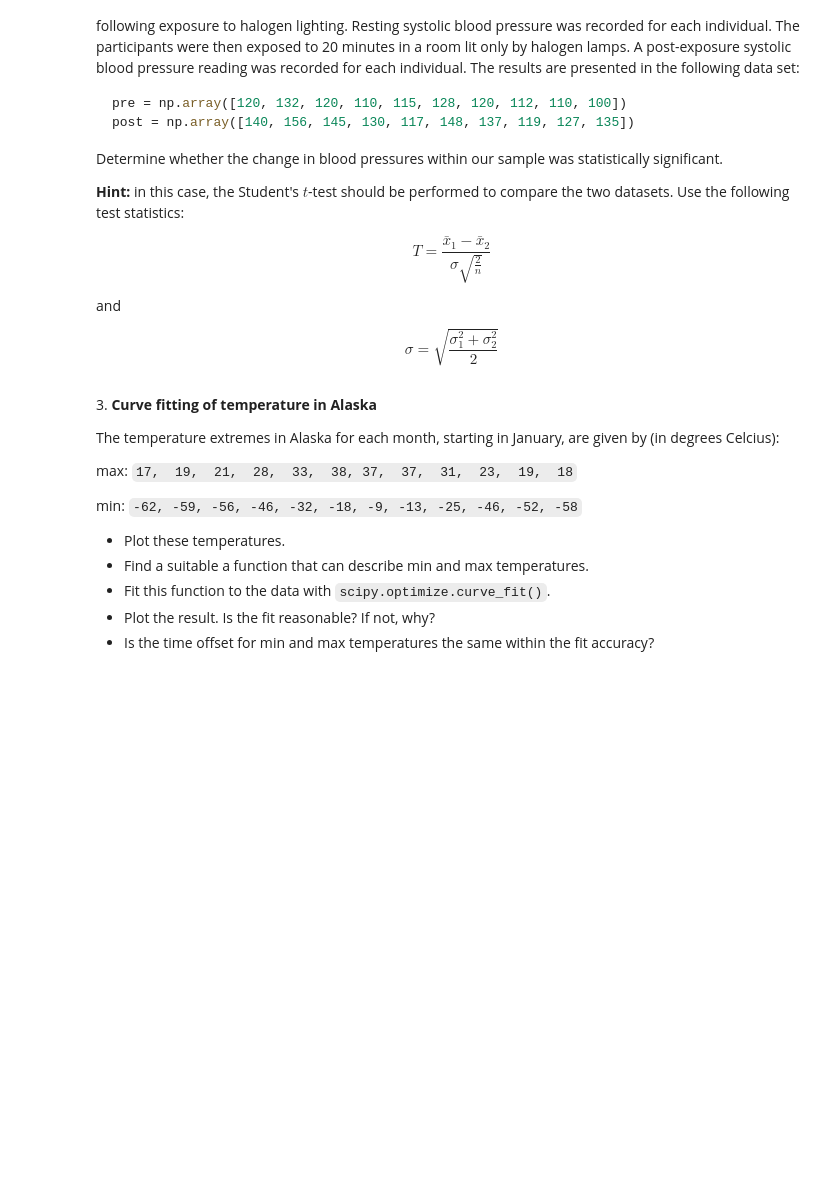
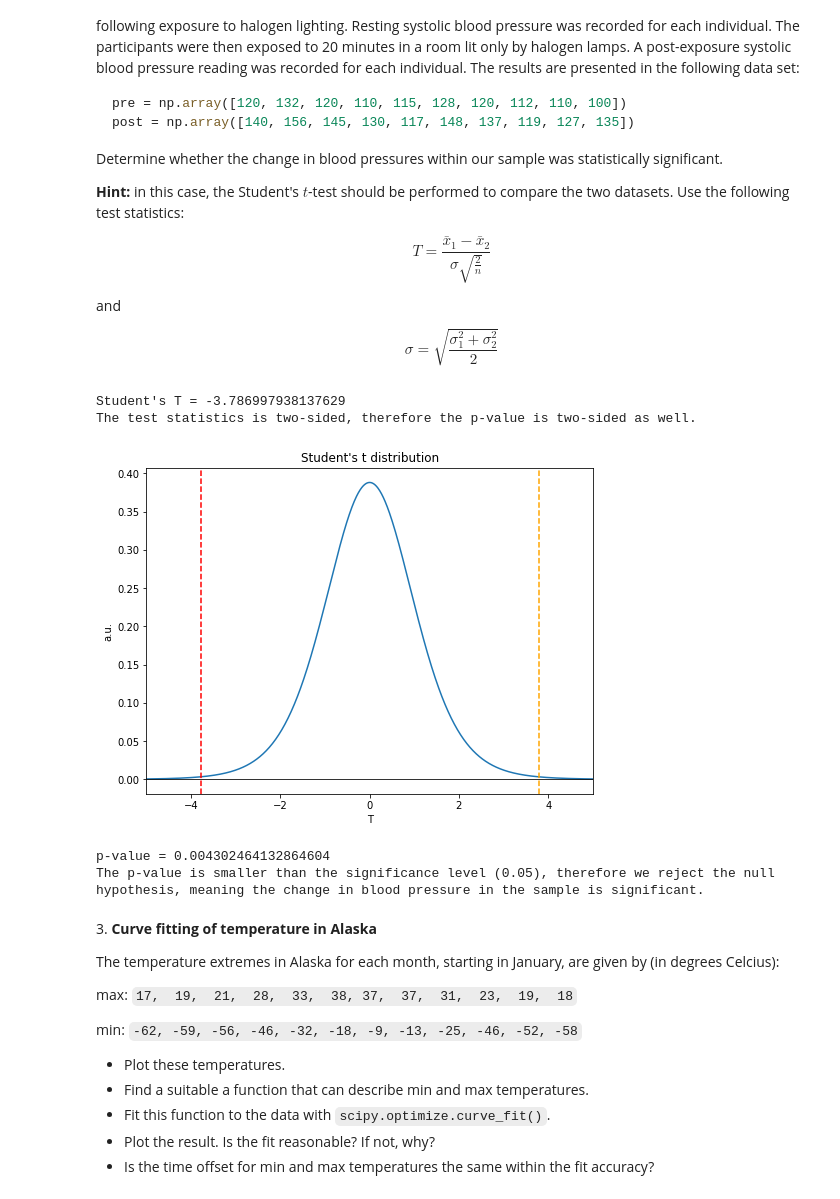
Before and after one commit to maresoo/ScientificComputingWithPython2022, a Jupyter notebook: 10ex_tests.ipynb, the cells around one changed output. Drawn from its saved outputs; the diff is of its cells as text; code cells hidden in the pictures; blank space fills up the shorter version.

```diff
--- a/10ex_tests.ipynb
+++ b/10ex_tests.ipynb
@@ -27,6 +73,44 @@ $$T = \frac{\bar{x}_1 - \bar{x}_2}{\sigma \sqrt{\frac{2}{n}}}$$
 and
 
 $$\sigma = \sqrt{\frac{\sigma_1^2 + \sigma_2^2}{2}}$$
+# %%
+pre = np.array([120, 132, 120, 110, 115, 128, 120, 112, 110, 100])
+post = np.array([140, 156, 145, 130, 117, 148, 137, 119, 127, 135])
+
+n = len(pre)
+premean = np.mean(pre)
+postmean = np.mean(post)
+presigma = np.sqrt(np.var(pre, ddof=1))
+postsigma = np.sqrt(np.var(post, ddof=1))
+tsigma = np.sqrt(((presigma**2)+(postsigma**2))/2)
+tstud = (premean-postmean)/(tsigma*np.sqrt(2/n))
+
+print("Student's T = " + str(tstud))
+print("The test statistics is two-sided, therefore the p-value is two-sided as well.")
+
+xst = np.linspace(-5, +5, 1000)
+tst = sp.stats.t.pdf(xst, n-1)
+
+fig, ax = plt.subplots(nrows=1, ncols=1, figsize=(8,6))
+ax.plot(xst, tst)
+ax.axvline(tstud, linestyle="--", color="r")
+ax.axvline(-tstud, linestyle="--", color="orange")
+ax.axhline(0, linewidth=0.8, color="k")
+ax.set_title("Student's t distribution")
+ax.set_xlabel("T")
+ax.set_ylabel("a.u.")
+ax.set_xlim(np.min(xst), np.max(xst))
+plt.show()
+
+pv = sp.stats.t.cdf(tstud, n-1) + (1. - sp.stats.t.cdf(-tstud, n-1))
+print("p-value =", pv)
+print("The p-value is smaller than the significance level (0.05), therefore we reject the null hypothesis, meaning the change in blood pressure in the sample is significant.")
+# %% [output]
+Student's T = -3.786997938137629
+The test statistics is two-sided, therefore the p-value is two-sided as well.
+[figure, added]
+p-value = 0.004302464132864604
+The p-value is smaller than the significance level (0.05), therefore we reject the null hypothesis, meaning the change in blood pressure in the sample is significant.
 # %% [markdown]
 3\. **Curve fitting of temperature in Alaska**
 
```
Also changed, not shown: parts of 5 cells of this notebook.
